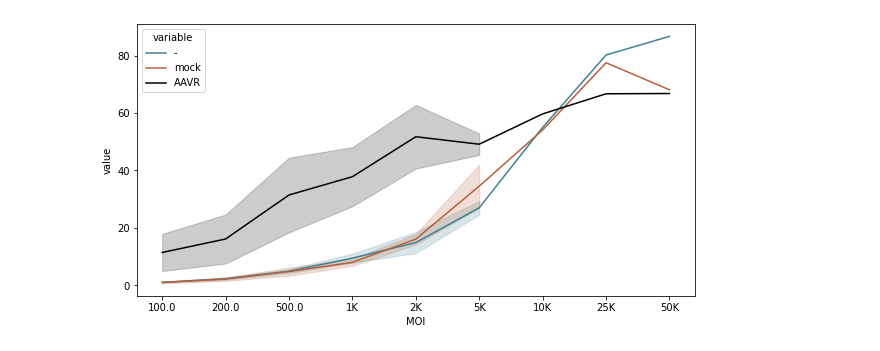
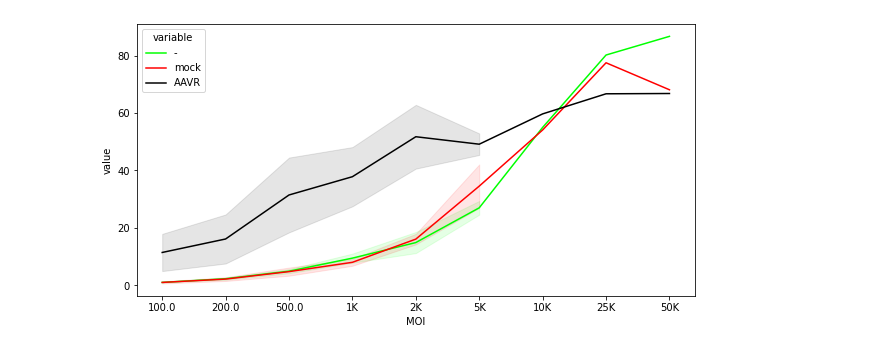
Before and after one commit to HernandoMV/filled-in-line-plot, a Jupyter notebook: filled-in-line-plot.ipynb, the cells around one changed output. Cells and saved outputs as stored; diff of their text form; code cells hidden in the pictures.

Commit message:
alpha of sds

```diff
--- a/filled-in-line-plot.ipynb
+++ b/filled-in-line-plot.ipynb
@@ -33,10 +24,31 @@ df = data.melt(id_vars=['MOI'], value_vars=[data.columns[1], data.columns[2], da
 df['value'] = pd.to_numeric(df['value'])
 # set the MOI as string
 df['MOI'] = df['MOI'].astype(str)
+# %%
+# set a sns palette
+color_palette = [
+    (0, 256, 0),
+    (256, 0, 0),
+    (0, 0, 0),
+    ]
+# set the alpha of the standard deviation fill
+alpha_of_sds = 0.1
+
+for i in range(len(color_palette)):
+    color_palette[i] = tuple([x/256 for x in color_palette[i]])
+sns.set_palette(color_palette)
 # %%
 # make the line plot with mean and filled area between the standard deviation
 fig, ax = plt.subplots(figsize=(10, 5))
 g = sns.lineplot(x="MOI", y="value", hue="variable", data=df, ci="sd", ax=ax, legend=True)
+# get the artists that represent the standard deviation fill
+artists = g.collections
+# set the opacity (alpha) of the fill
+for a in artists:
+    a.set_alpha(alpha=alpha_of_sds)
+
+# save the figure as pdf
+plt.savefig('filled-in-line-plot.pdf', transparent=True, bbox_inches='tight')
 plt.show()
 # %% [output]
-[figure, old version]
+[figure, new version]
```
Also changed, not shown: parts of 3 cells of this notebook, 1 other file.
